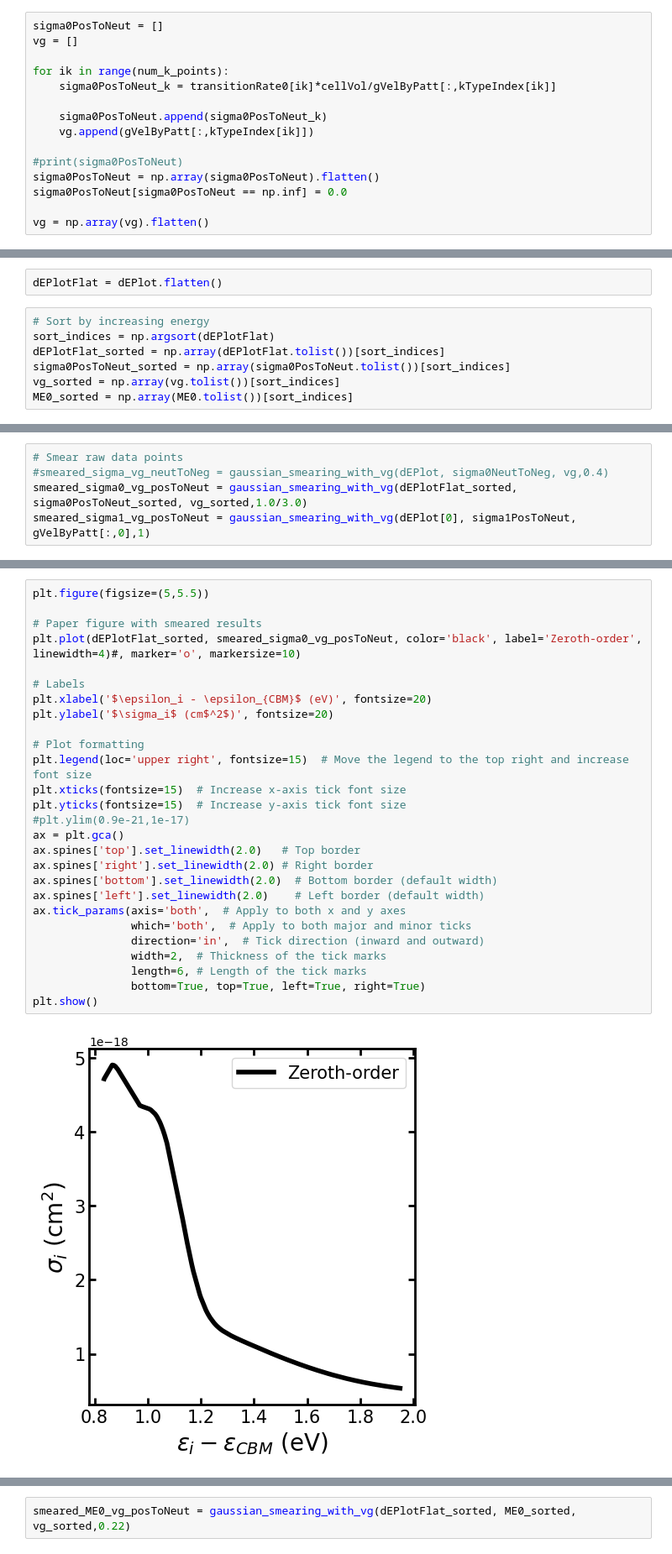
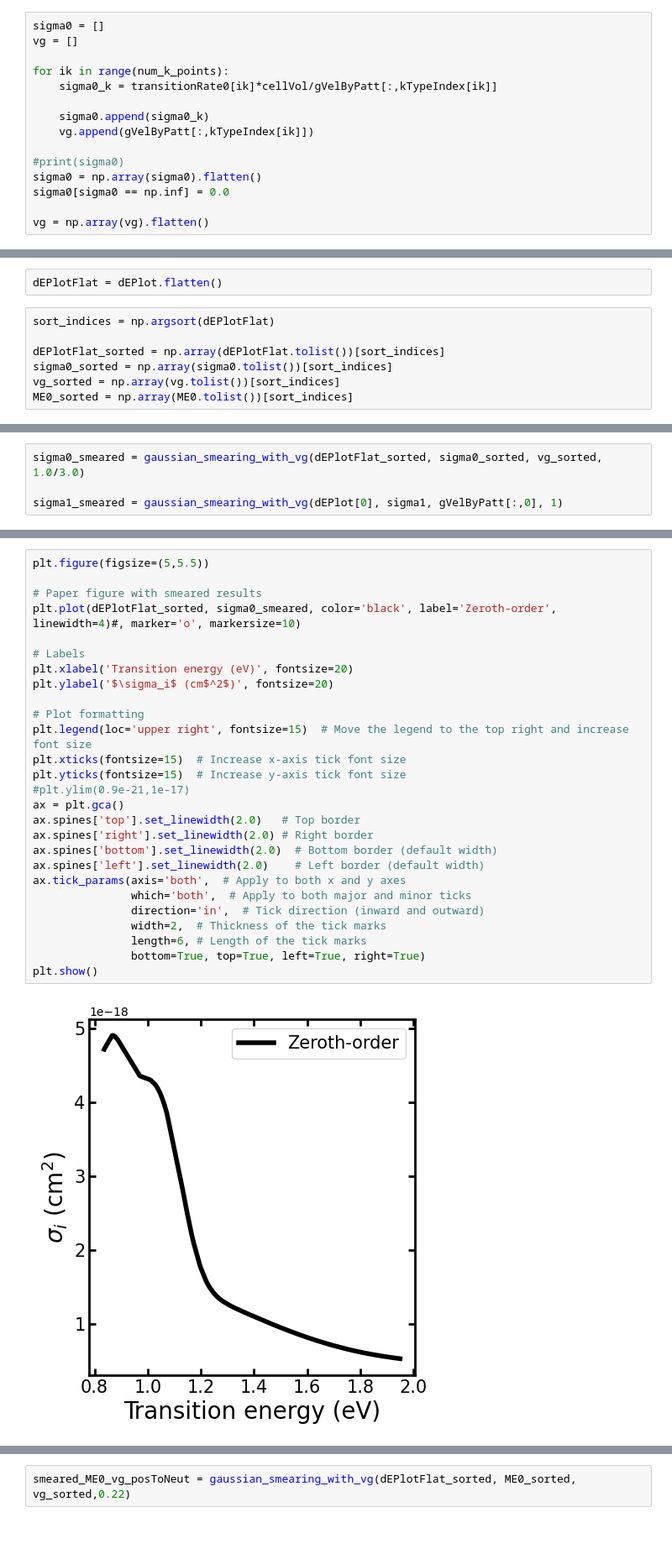
Before and after one commit to laurarnichols/defectCrossSections, a Jupyter notebook: Tools/SmearCrossSectionWithVg.ipynb, the cells around one changed output, grey strips where cells are left out. Shown at 84% size. Drawn from its saved outputs; the diff is of its cells as text; blank space fills up the shorter version.

```diff
--- a/Tools/SmearCrossSectionWithVg.ipynb
+++ b/Tools/SmearCrossSectionWithVg.ipynb
@@ -107,18 +129,18 @@ kTypeIndex = np.array(np.loadtxt(file_path)).astype(int)
 # %%
 cellVol = 1.0465e-20 # cm^3
 # %%
-sigma0PosToNeut = []
+sigma0 = []
 vg = []
 
 for ik in range(num_k_points):
-    sigma0PosToNeut_k = transitionRate0[ik]*cellVol/gVelByPatt[:,kTypeIndex[ik]]
+    sigma0_k = transitionRate0[ik]*cellVol/gVelByPatt[:,kTypeIndex[ik]]
 
-    sigma0PosToNeut.append(sigma0PosToNeut_k)
+    sigma0.append(sigma0_k)
     vg.append(gVelByPatt[:,kTypeIndex[ik]])
 
-#print(sigma0PosToNeut)
-sigma0PosToNeut = np.array(sigma0PosToNeut).flatten()
-sigma0PosToNeut[sigma0PosToNeut == np.inf] = 0.0
+#print(sigma0)
+sigma0 = np.array(sigma0).flatten()
+sigma0[sigma0 == np.inf] = 0.0
 
 vg = np.array(vg).flatten()
 # %%
@@ -135,9 +161,9 @@ sigma1PosToNeut[sigma1PosToNeut == np.inf] = 0.0
 # %%
 dEPlotFlat = dEPlot.flatten()
 # %%
-# Sort by increasing energy
 sort_indices = np.argsort(dEPlotFlat)
+
 dEPlotFlat_sorted = np.array(dEPlotFlat.tolist())[sort_indices]
-sigma0PosToNeut_sorted = np.array(sigma0PosToNeut.tolist())[sort_indices]
+sigma0_sorted = np.array(sigma0.tolist())[sort_indices]
 vg_sorted = np.array(vg.tolist())[sort_indices]
 ME0_sorted = np.array(ME0.tolist())[sort_indices]
@@ -144,5 +174,4 @@ ME0_sorted = np.array(ME0.tolist())[sort_indices]
 # %%
-# Smear raw data points
-#smeared_sigma_vg_neutToNeg = gaussian_smearing_with_vg(dEPlot, sigma0NeutToNeg, vg,0.4)
-smeared_sigma0_vg_posToNeut = gaussian_smearing_with_vg(dEPlotFlat_sorted, sigma0PosToNeut_sorted, vg_sorted,1.0/3.0)
-smeared_sigma1_vg_posToNeut = gaussian_smearing_with_vg(dEPlot[0], sigma1PosToNeut, gVelByPatt[:,0],1)
+sigma0_smeared = gaussian_smearing_with_vg(dEPlotFlat_sorted, sigma0_sorted, vg_sorted, 1.0/3.0)
+
+sigma1_smeared = gaussian_smearing_with_vg(dEPlot[0], sigma1, gVelByPatt[:,0], 1)
@@ -184,31 +219,31 @@ plt.show()
 # %%
 plt.figure(figsize=(5,5.5))
 
 # Paper figure with smeared results
-plt.plot(dEPlotFlat_sorted, smeared_sigma0_vg_posToNeut, color='black', label='Zeroth-order', linewidth=4)#, marker='o', markersize=10)
+plt.plot(dEPlotFlat_sorted, sigma0_smeared, color='black', label='Zeroth-order', linewidth=4)#, marker='o', markersize=10)
 
 # Labels
-plt.xlabel('$\epsilon_i - \epsilon_{CBM}$ (eV)', fontsize=20)
+plt.xlabel('Transition energy (eV)', fontsize=20)
 plt.ylabel('$\sigma_i$ (cm$^2$)', fontsize=20)
 
 # Plot formatting
 plt.legend(loc='upper right', fontsize=15)  # Move the legend to the top right and increase font size
 plt.xticks(fontsize=15)  # Increase x-axis tick font size
 plt.yticks(fontsize=15)  # Increase y-axis tick font size
 #plt.ylim(0.9e-21,1e-17)
 ax = plt.gca()
 ax.spines['top'].set_linewidth(2.0)   # Top border
 ax.spines['right'].set_linewidth(2.0) # Right border
 ax.spines['bottom'].set_linewidth(2.0)  # Bottom border (default width)
 ax.spines['left'].set_linewidth(2.0)    # Left border (default width)
 ax.tick_params(axis='both',  # Apply to both x and y axes
                which='both',  # Apply to both major and minor ticks
                direction='in',  # Tick direction (inward and outward)
                width=2,  # Thickness of the tick marks
                length=6, # Length of the tick marks
                bottom=True, top=True, left=True, right=True)
 plt.show()
 # %% [output]
-[figure, old version]
+[figure, new version]
 # %% [markdown]
 ### Matrix elements
```
Also changed, not shown: parts of 34 cells of this notebook.
